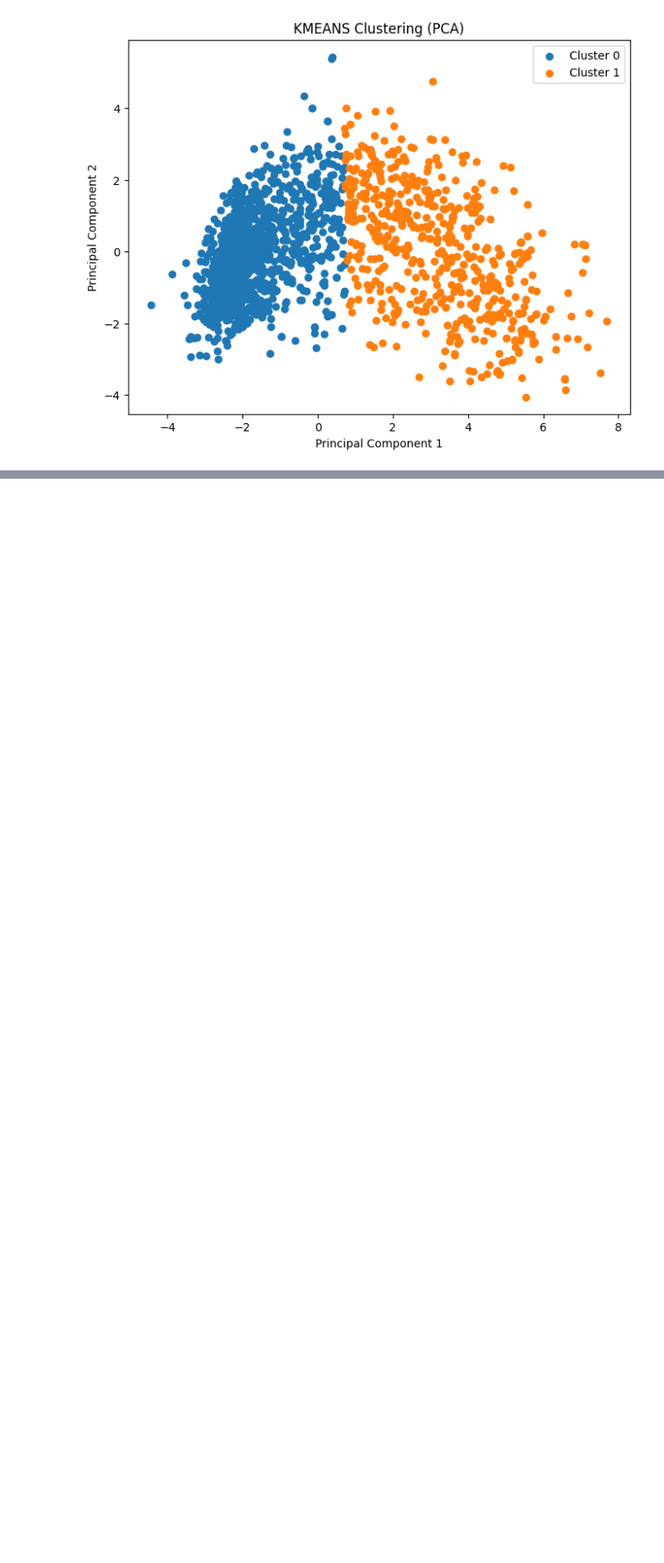
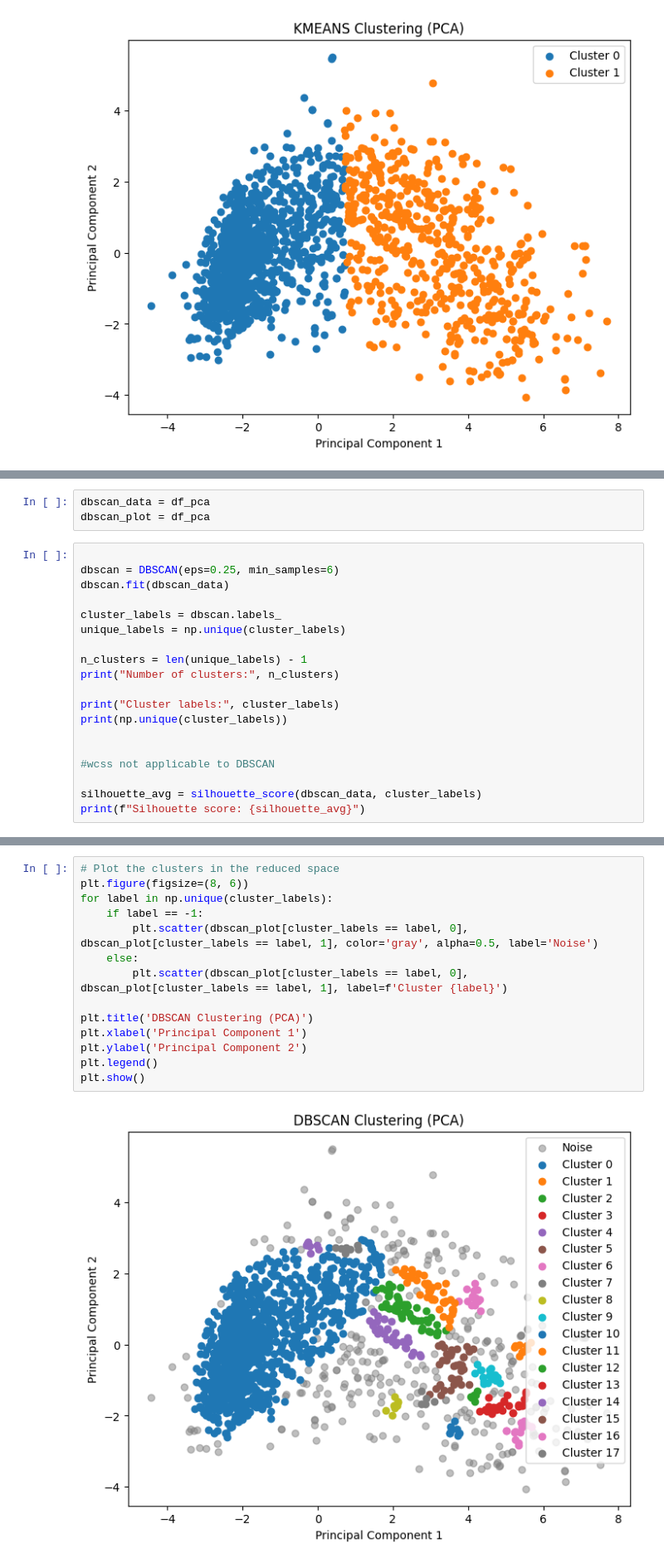
Before and after one commit to COMP3610-Group-H/Customer-Segmentation, a Jupyter notebook: Segmentation.ipynb, the cells around one changed output, grey strips where cells are left out. Shown at 83% size. Drawn from its saved outputs; the diff is of its cells as text; blank space fills up the shorter version.

Commit message:
DBSCAN and Hierarchical working (need minor refactoring)

```diff
--- a/Segmentation.ipynb
+++ b/Segmentation.ipynb
@@ -488,0 +495,22 @@ df_pca
+# %%
+dbscan_data = df_pca
+dbscan_plot = df_pca
+# %%
+
+dbscan = DBSCAN(eps=0.25, min_samples=6)
+dbscan.fit(dbscan_data)
+
+cluster_labels = dbscan.labels_
+unique_labels = np.unique(cluster_labels)
+
+n_clusters = len(unique_labels) - 1
+print("Number of clusters:", n_clusters)
+
+print("Cluster labels:", cluster_labels)
+print(np.unique(cluster_labels))
+
+
+#wcss not applicable to DBSCAN
+
+silhouette_avg = silhouette_score(dbscan_data, cluster_labels)
+print(f"Silhouette score: {silhouette_avg}")
@@ -488,0 +522,16 @@ df_pca
+# %%
+# Plot the clusters in the reduced space
+plt.figure(figsize=(8, 6))
+for label in np.unique(cluster_labels):
+    if label == -1:
+        plt.scatter(dbscan_plot[cluster_labels == label, 0], dbscan_plot[cluster_labels == label, 1], color='gray', alpha=0.5, label='Noise')
+    else:
+        plt.scatter(dbscan_plot[cluster_labels == label, 0], dbscan_plot[cluster_labels == label, 1], label=f'Cluster {label}')
+
+plt.title('DBSCAN Clustering (PCA)')
+plt.xlabel('Principal Component 1')
+plt.ylabel('Principal Component 2')
+plt.legend()
+plt.show()
+# %% [output]
+[figure, added]
```
Also changed, not shown: parts of 9 cells of this notebook, 1 other file.
